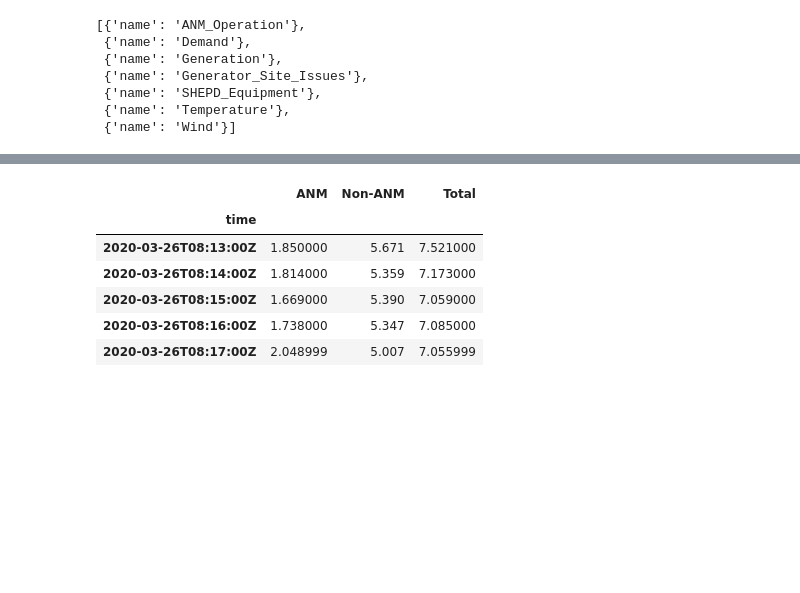
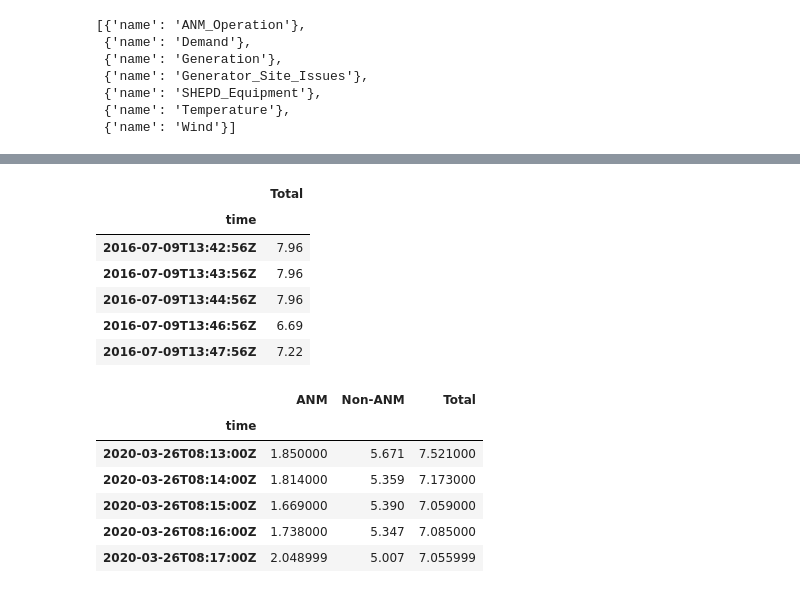
Before and after one commit to gergokoncz/itu, a Jupyter notebook: 4th_semester/large_scale_data/assignment4/influx_exploration.ipynb, the cells around one changed output, grey strips where cells are left out. Cells and saved outputs as stored; diff of their text form; code cells hidden in the pictures; blank space fills up the shorter version.

```diff
--- a/4th_semester/large_scale_data/assignment4/influx_exploration.ipynb
+++ b/4th_semester/large_scale_data/assignment4/influx_exploration.ipynb
@@ -31,3 +45,13 @@ demand_df.plot()
+# %%
+demand_df.head()
+# %% [output]
+|  | Total |
+| time |  |
+| 2016-07-09T13:42:56Z | 7.96 |
+| 2016-07-09T13:43:56Z | 7.96 |
+| 2016-07-09T13:44:56Z | 7.96 |
+| 2016-07-09T13:46:56Z | 6.69 |
+| 2016-07-09T13:47:56Z | 7.22 |
 # %%
 results = client.query('SELECT * FROM "Generation" where time > now() - 4w ORDER BY time')
 points = results.get_points()
```
Also changed, not shown: parts of 8 cells of this notebook, 9 other files.
